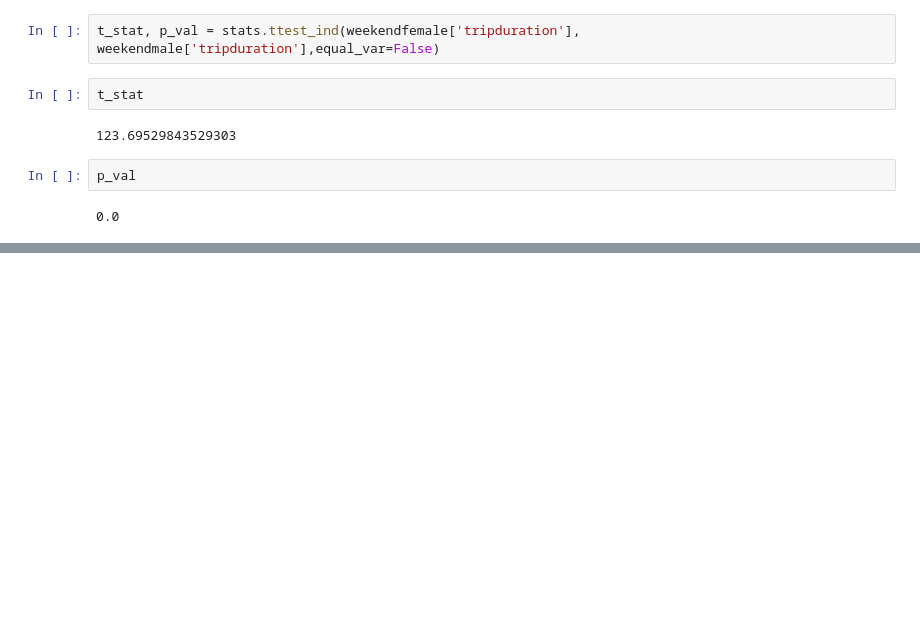
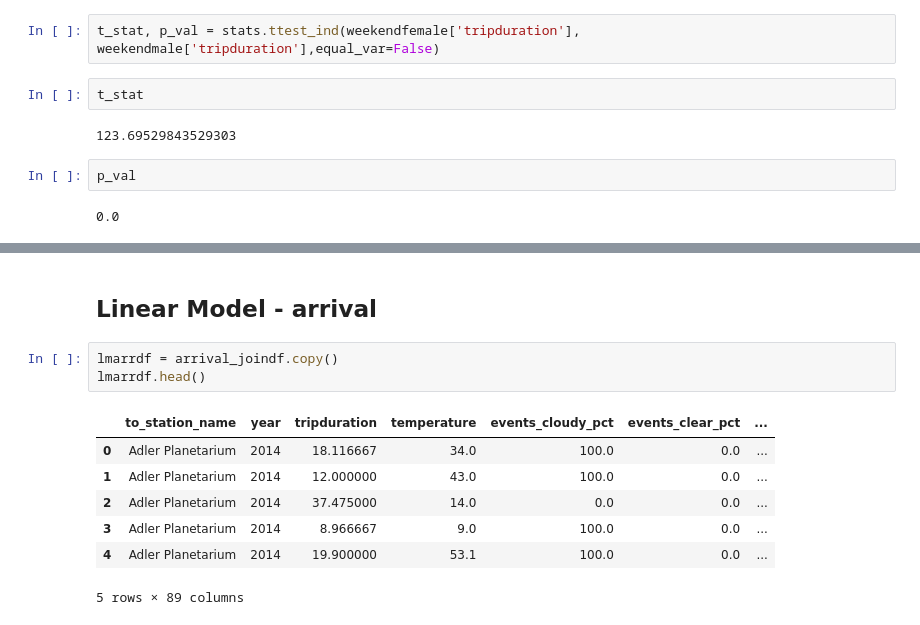
Before and after one commit to karahahn/Springboard_Capstone2, a Jupyter notebook: Capstone 2 Milestone 2.ipynb, the cells around one changed output, grey strips where cells are left out. Saved outputs shown, nothing was run; the diff lists cells and outputs as text; blank space fills up the shorter version.

```diff
--- a/Capstone 2 Milestone 2.ipynb
+++ b/Capstone 2 Milestone 2.ipynb
@@ -540,0 +610,13 @@ p_val
+# %% [markdown]
+## Linear Model - arrival
+# %%
+lmarrdf = arrival_joindf.copy()
+lmarrdf.head()
+# %% [output]
+|  | to_station_name | year | tripduration | temperature | events_cloudy_pct | events_clear_pct | ... |
+| 0 | Adler Planetarium | 2014 | 18.116667 | 34.0 | 100.0 | 0.0 | ... |
+| 1 | Adler Planetarium | 2014 | 12.000000 | 43.0 | 100.0 | 0.0 | ... |
+| 2 | Adler Planetarium | 2014 | 37.475000 | 14.0 | 0.0 | 0.0 | ... |
+| 3 | Adler Planetarium | 2014 | 8.966667 | 9.0 | 100.0 | 0.0 | ... |
+| 4 | Adler Planetarium | 2014 | 19.900000 | 53.1 | 100.0 | 0.0 | ... |
+5 rows × 89 columns
```
Also changed, not shown: parts of 29 cells of this notebook.
